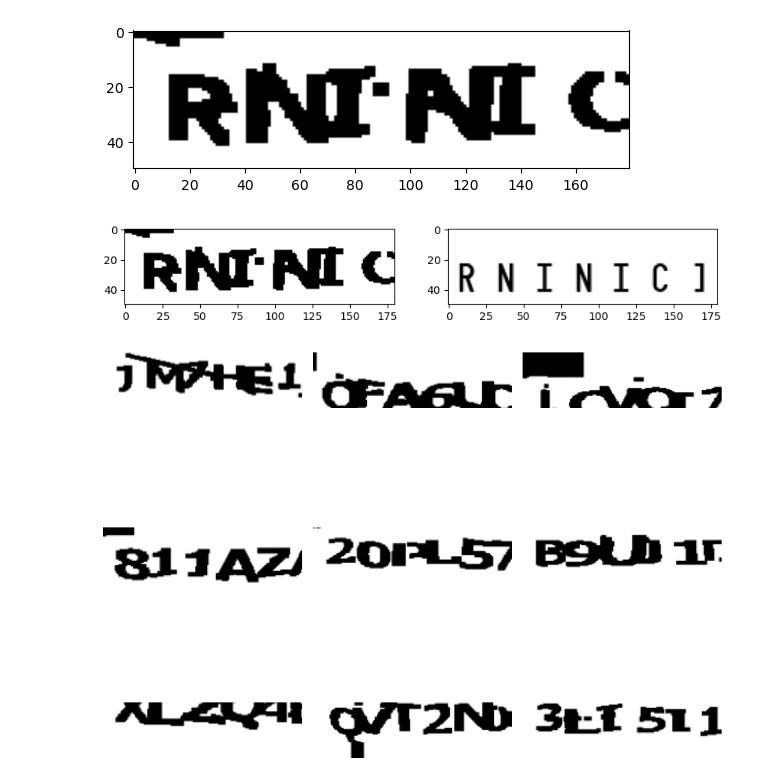
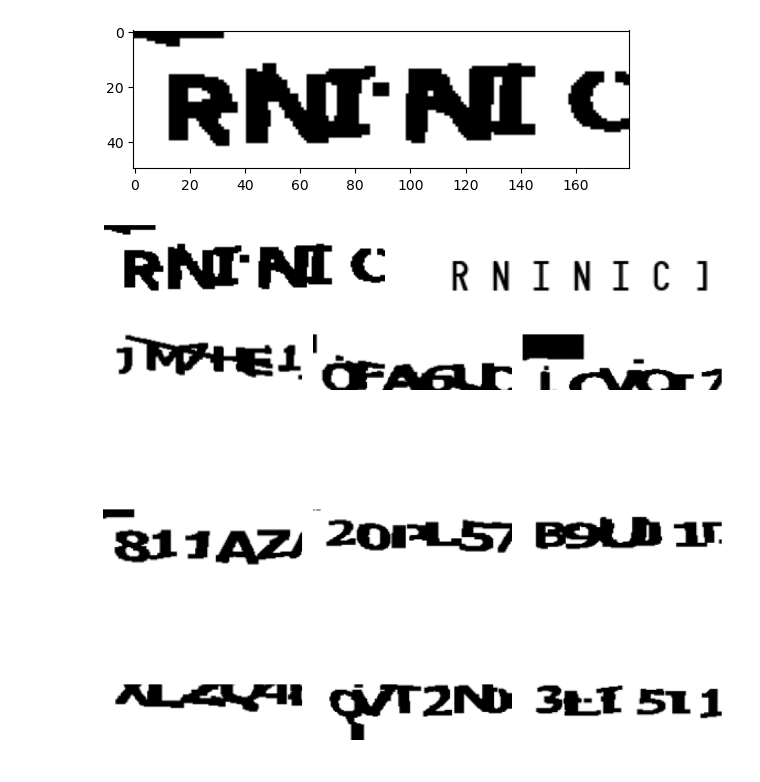
Before and after one commit to IgorJoaquimn/Captcha-Recognition, a Jupyter notebook: U NET end 2/generator train.ipynb, the cells around one changed output. Saved outputs shown, nothing was run; the diff lists cells and outputs as text; code cells hidden in the pictures.

```diff
--- a/U NET end 2/generator train.ipynb
+++ b/U NET end 2/generator train.ipynb
@@ -139,17 +149,23 @@ plt.imshow(X_train[0], cmap='gray')
 <matplotlib.image.AxesImage at 0x...>
 [figure]
 # %%
+# Cria uma nova figura com o tamanho especificado
 plt.figure(figsize=(10, 5))
 
+# Primeiro subplot
 plt.subplot(1, 2, 1)
 plt.imshow(X_train[0], cmap='gray')
+plt.axis('off')  # Remove os eixos
 
-# Display the corresponding Y_train[0]
+# Segundo subplot
 plt.subplot(1, 2, 2)
 plt.imshow(Y_train[0], cmap='gray')
-plt.show()
+plt.axis('off')  # Remove os eixos
+
+# Salva a figura em um arquivo PDF
+plt.savefig('generator.png', format='png', bbox_inches='tight')  # bbox_inches='tight' garante que não haja excesso de espaço em branco
 # %% [output]
-[figure, old version]
+[figure, new version]
 # %%
 datagen = ImageDataGenerator(
     rotation_range=0.1,
```
Also changed, not shown: parts of 2 cells of this notebook, 8 other files.
